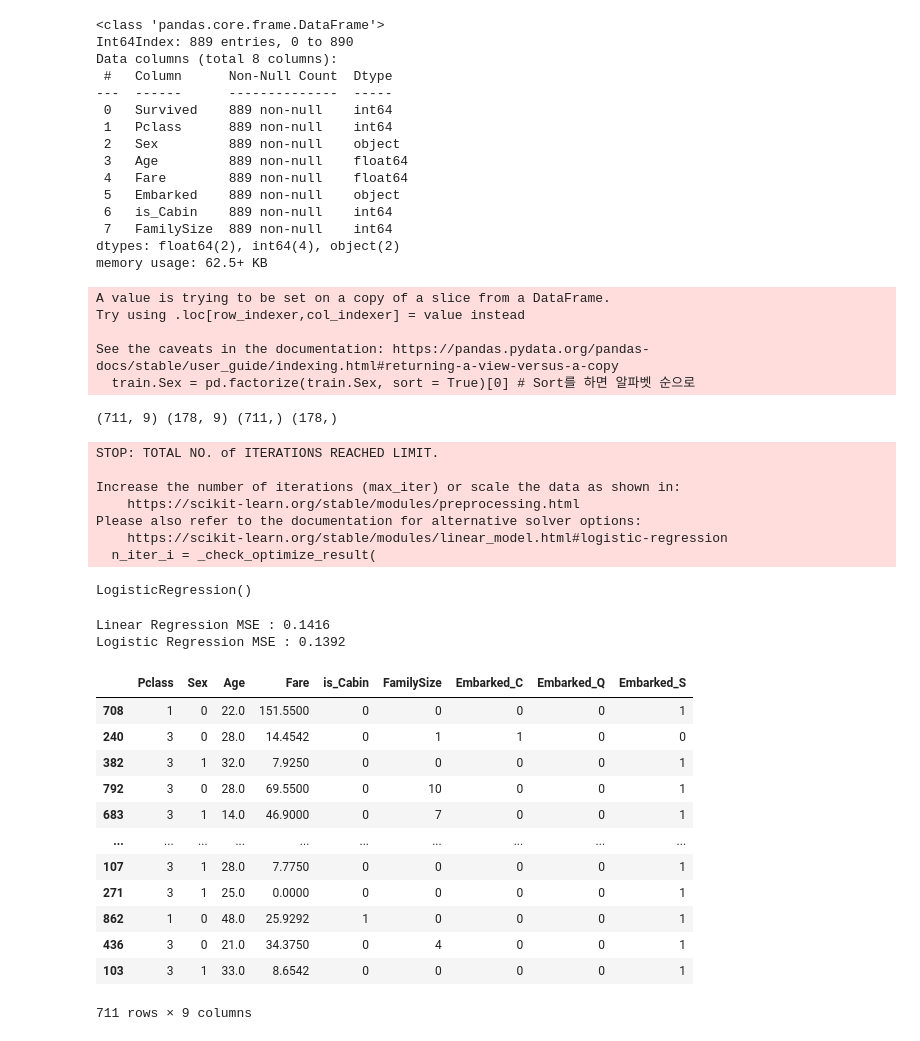
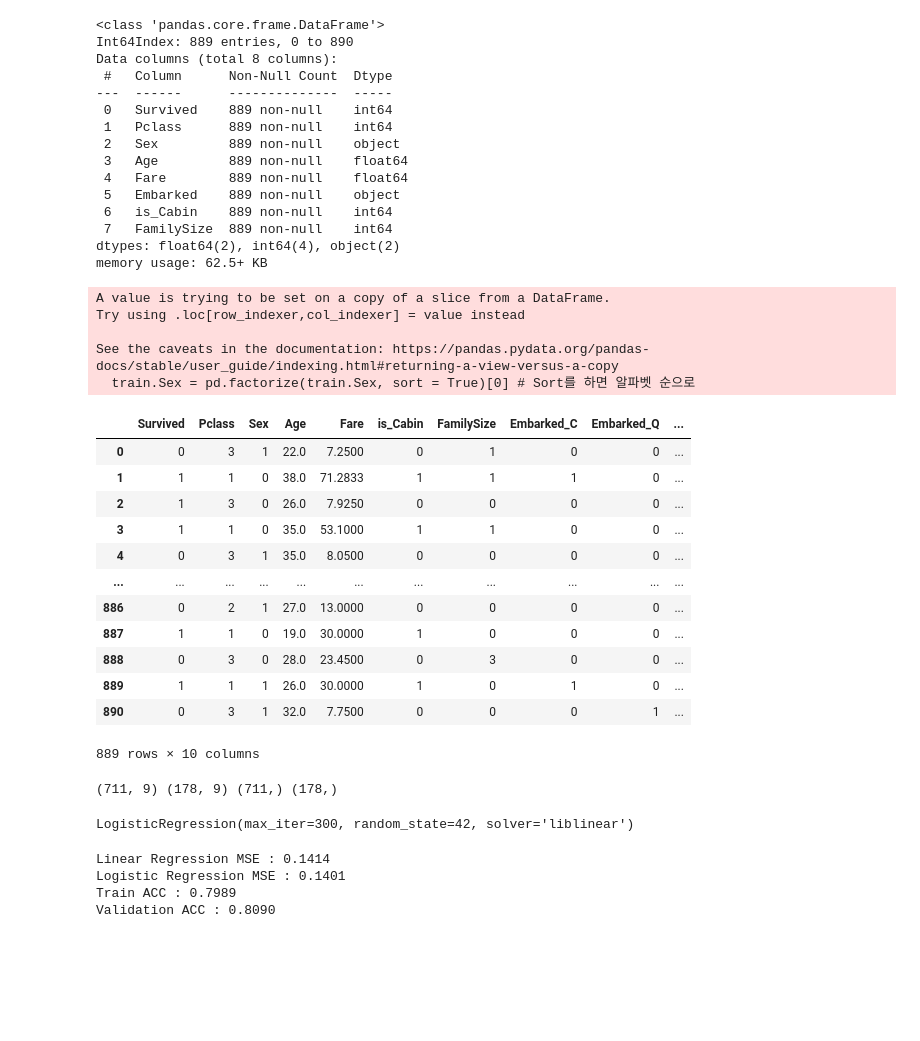
Before and after one commit to LEEINSEO-0118/ML_study, a Jupyter notebook: Titanic_Survivor_Prediction_PJT.ipynb, the cells around one changed output. Drawn from its saved outputs; the diff is of its cells as text; code cells hidden in the pictures; blank space fills up the shorter version.

```diff
--- a/Titanic_Survivor_Prediction_PJT.ipynb
+++ b/Titanic_Survivor_Prediction_PJT.ipynb
@@ -52,7 +52,8 @@ train
 train['FamilySize'] = train['SibSp'] + train['Parch']
 # %%
 # 4. drop columns
-train = train.drop(columns = ['PassengerId', 'Name', 'Cabin', 'SibSp', 'Parch', 'Ticket'])
+drop_cols = ['PassengerId', 'Name', 'Cabin', 'SibSp', 'Parch', 'Ticket']
+train = train.drop(columns = drop_cols)
 train
 # %% [output]
 |  | Survived | Pclass | Sex | Age | Fare | Embarked | is_Cabin | FamilySize |
@@ -95,20 +96,34 @@ memory usage: 62.5+ KB
 # %%
 # 7.Encoding categorical feature
 
 # 1) Ordinal encoding
 train.Sex = pd.factorize(train.Sex, sort = True)[0] # Sort를 하면 알파벳 순으로
 # _map # 직접 규칙을 줘서 변환
 # _map = {'male' : 1, 'female' : 2}
 # train.Sex = train.Sex.map(_map)
 
 # 2) One-hot encoding
 train = pd.get_dummies(data = train, columns = ['Embarked'])
+train
 # %% [output]
 A value is trying to be set on a copy of a slice from a DataFrame.
 Try using .loc[row_indexer,col_indexer] = value instead
 
 See the caveats in the documentation: https://pandas.pydata.org/pandas-docs/stable/user_guide/indexing.html#returning-a-view-versus-a-copy
   train.Sex = pd.factorize(train.Sex, sort = True)[0] # Sort를 하면 알파벳 순으로
+|  | Survived | Pclass | Sex | Age | Fare | is_Cabin | FamilySize | Embarked_C | Embarked_Q | ... |
+| 0 | 0 | 3 | 1 | 22.0 | 7.2500 | 0 | 1 | 0 | 0 | ... |
+| 1 | 1 | 1 | 0 | 38.0 | 71.2833 | 1 | 1 | 1 | 0 | ... |
+| 2 | 1 | 3 | 0 | 26.0 | 7.9250 | 0 | 0 | 0 | 0 | ... |
+| 3 | 1 | 1 | 0 | 35.0 | 53.1000 | 1 | 1 | 0 | 0 | ... |
+| 4 | 0 | 3 | 1 | 35.0 | 8.0500 | 0 | 0 | 0 | 0 | ... |
+| ... | ... | ... | ... | ... | ... | ... | ... | ... | ... | ... |
+| 886 | 0 | 2 | 1 | 27.0 | 13.0000 | 0 | 0 | 0 | 0 | ... |
+| 887 | 1 | 1 | 0 | 19.0 | 30.0000 | 1 | 0 | 0 | 0 | ... |
+| 888 | 0 | 3 | 0 | 28.0 | 23.4500 | 0 | 3 | 0 | 0 | ... |
+| 889 | 1 | 1 | 1 | 26.0 | 30.0000 | 1 | 0 | 1 | 0 | ... |
+| 890 | 0 | 3 | 1 | 32.0 | 7.7500 | 0 | 0 | 0 | 1 | ... |
+889 rows × 10 columns
 # %%
 # data setting for training
 from sklearn.model_selection import train_test_split
@@ -131,43 +146,25 @@ print(X_train.shape, X_val.shape, y_train.shape, y_val.shape)
 from sklearn.linear_model import LinearRegression, LogisticRegression
 
 reg = LinearRegression()
-reg.fit(X, y)
+reg.fit(X_train, y_train)
 
-lreg = LogisticRegression()
-lreg.fit(X, y)
+lreg = LogisticRegression(random_state = 42, solver = 'liblinear', max_iter = 300)
+lreg.fit(X_train, y_train)
 # %% [output]
-STOP: TOTAL NO. of ITERATIONS REACHED LIMIT.
-
-Increase the number of iterations (max_iter) or scale the data as shown in:
-    https://scikit-learn.org/stable/modules/preprocessing.html
-Please also refer to the documentation for alternative solver options:
-    https://scikit-learn.org/stable/modules/linear_model.html#logistic-regression
-  n_iter_i = _check_optimize_result(
+LogisticRegression(max_iter=300, random_state=42, solver='liblinear')
-LogisticRegression()
 # %%
 # 회귀 성능 비교
 from sklearn.metrics import mean_squared_error # MSE
+from sklearn.metrics import accuracy_score
 
 print("Linear Regression MSE : %.4f" % mean_squared_error(y_train, reg.predict(X_train))) # Train 데이터에 대한 Lineear regression 결과
 print("Logistic Regression MSE : %.4f" % mean_squared_error(y_train, lreg.predict_proba(X_train)[:, 1])) # Train 데이터에 대한 Logistic regression 결과
 
 # Classification Problem을 Linear Regression이 아닌 Logistic Regression으로 예측했을 때 성능이 조금 더 좋다.
+print("Train ACC : %.4f" % accuracy_score(y_train, lreg.predict(X_train)))
+print("Validation ACC : %.4f" % accuracy_score(y_val, lreg.predict(X_val)))
 # %% [output]
-Linear Regression MSE : 0.1416
-Logistic Regression MSE : 0.1392
+Linear Regression MSE : 0.1414
+Logistic Regression MSE : 0.1401
+Train ACC : 0.7989
+Validation ACC : 0.8090
-# %%
-X_train
-# %% [output]
-|  | Pclass | Sex | Age | Fare | is_Cabin | FamilySize | Embarked_C | Embarked_Q | Embarked_S |
-| 708 | 1 | 0 | 22.0 | 151.5500 | 0 | 0 | 0 | 0 | 1 |
-| 240 | 3 | 0 | 28.0 | 14.4542 | 0 | 1 | 1 | 0 | 0 |
-| 382 | 3 | 1 | 32.0 | 7.9250 | 0 | 0 | 0 | 0 | 1 |
-| 792 | 3 | 0 | 28.0 | 69.5500 | 0 | 10 | 0 | 0 | 1 |
-| 683 | 3 | 1 | 14.0 | 46.9000 | 0 | 7 | 0 | 0 | 1 |
-| ... | ... | ... | ... | ... | ... | ... | ... | ... | ... |
-| 107 | 3 | 1 | 28.0 | 7.7750 | 0 | 0 | 0 | 0 | 1 |
-| 271 | 3 | 1 | 25.0 | 0.0000 | 0 | 0 | 0 | 0 | 1 |
-| 862 | 1 | 0 | 48.0 | 25.9292 | 1 | 0 | 0 | 0 | 1 |
-| 436 | 3 | 0 | 21.0 | 34.3750 | 0 | 4 | 0 | 0 | 1 |
-| 103 | 3 | 1 | 33.0 | 8.6542 | 0 | 0 | 0 | 0 | 1 |
-711 rows × 9 columns
```
Also changed, not shown: parts of 7 cells of this notebook.
